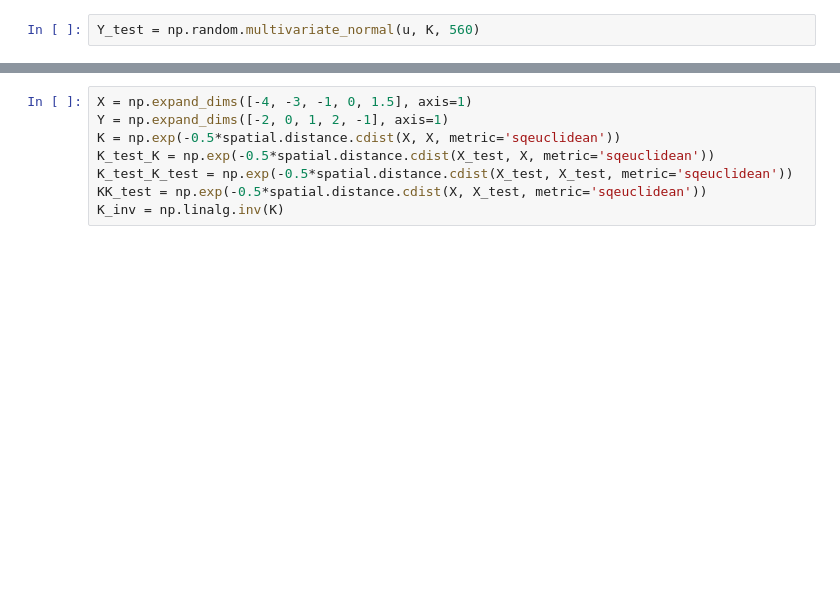
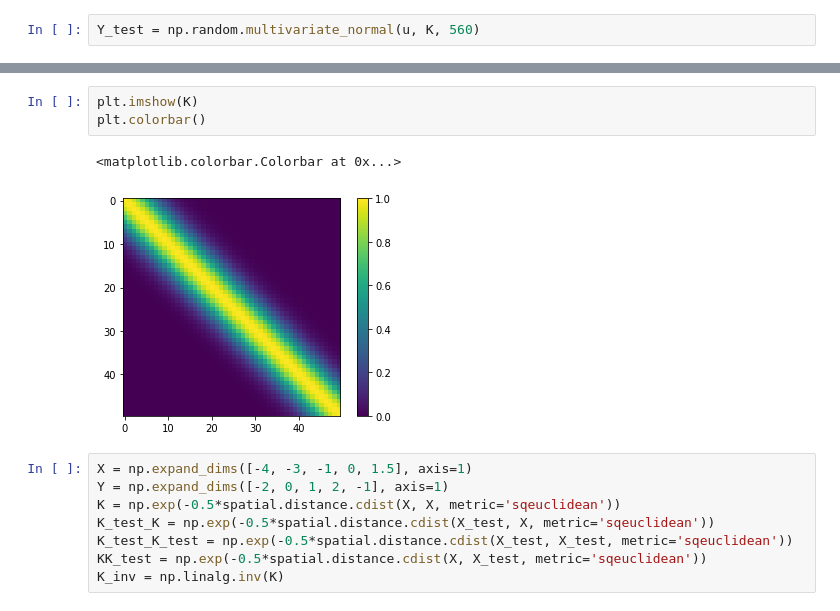
Before and after one commit to ks8/machine-learning-for-structure, a Jupyter notebook: GP.ipynb, the cells around one changed output, grey strips where cells are left out. Cells and saved outputs as stored; diff of their text form; blank space fills up the shorter version.

```diff
--- a/GP.ipynb
+++ b/GP.ipynb
@@ -18,3 +18,9 @@ for i in range(560):
+# %%
+plt.imshow(K)
+plt.colorbar()
+# %% [output]
+<matplotlib.colorbar.Colorbar at 0x...>
+[figure, added]
 # %%
 X = np.expand_dims([-4, -3, -1, 0, 1.5], axis=1)
 Y = np.expand_dims([-2, 0, 1, 2, -1], axis=1)
```
Also changed, not shown: parts of 9 cells of this notebook.
